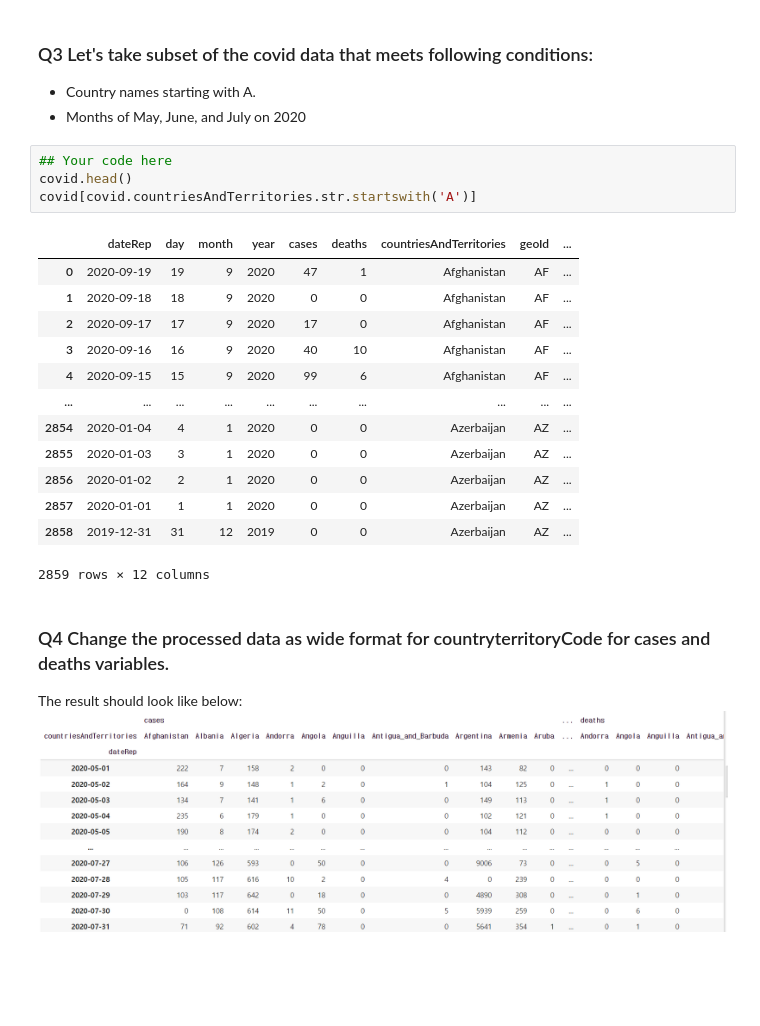
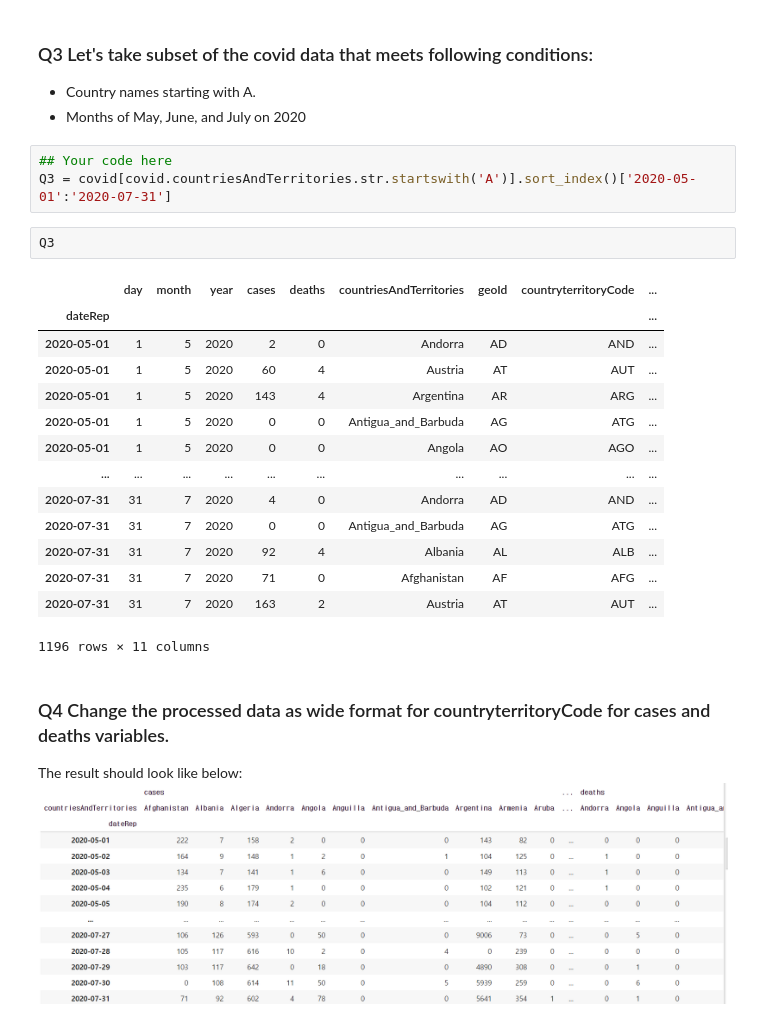
Before and after one commit to Lee-geonwu/class_ai4ml, a Jupyter notebook: week7/Midterm_ai4ml.ipynb, the cells around one changed output. Saved outputs shown, nothing was run; the diff lists cells and outputs as text; blank space fills up the shorter version.

```diff
--- a/week7/Midterm_ai4ml.ipynb
+++ b/week7/Midterm_ai4ml.ipynb
@@ -83,22 +69,24 @@ Your answer here:
  - Months of May, June, and July on 2020
 # %%
 ## Your code here
-covid.head()
-covid[covid.countriesAndTerritories.str.startswith('A')]
+Q3 = covid[covid.countriesAndTerritories.str.startswith('A')].sort_index()['2020-05-01':'2020-07-31']
-# %% [output]
-|  | dateRep | day | month | year | cases | deaths | countriesAndTerritories | geoId | ... |
-| 0 | 2020-09-19 | 19 | 9 | 2020 | 47 | 1 | Afghanistan | AF | ... |
-| 1 | 2020-09-18 | 18 | 9 | 2020 | 0 | 0 | Afghanistan | AF | ... |
-| 2 | 2020-09-17 | 17 | 9 | 2020 | 17 | 0 | Afghanistan | AF | ... |
-| 3 | 2020-09-16 | 16 | 9 | 2020 | 40 | 10 | Afghanistan | AF | ... |
-| 4 | 2020-09-15 | 15 | 9 | 2020 | 99 | 6 | Afghanistan | AF | ... |
-| ... | ... | ... | ... | ... | ... | ... | ... | ... | ... |
-| 2854 | 2020-01-04 | 4 | 1 | 2020 | 0 | 0 | Azerbaijan | AZ | ... |
-| 2855 | 2020-01-03 | 3 | 1 | 2020 | 0 | 0 | Azerbaijan | AZ | ... |
-| 2856 | 2020-01-02 | 2 | 1 | 2020 | 0 | 0 | Azerbaijan | AZ | ... |
-| 2857 | 2020-01-01 | 1 | 1 | 2020 | 0 | 0 | Azerbaijan | AZ | ... |
-| 2858 | 2019-12-31 | 31 | 12 | 2019 | 0 | 0 | Azerbaijan | AZ | ... |
-2859 rows × 12 columns
+# %%
+Q3
+# %% [output]
+|  | day | month | year | cases | deaths | countriesAndTerritories | geoId | countryterritoryCode | ... |
+| dateRep |  |  |  |  |  |  |  |  | ... |
+| 2020-05-01 | 1 | 5 | 2020 | 2 | 0 | Andorra | AD | AND | ... |
+| 2020-05-01 | 1 | 5 | 2020 | 60 | 4 | Austria | AT | AUT | ... |
+| 2020-05-01 | 1 | 5 | 2020 | 143 | 4 | Argentina | AR | ARG | ... |
+| 2020-05-01 | 1 | 5 | 2020 | 0 | 0 | Antigua_and_Barbuda | AG | ATG | ... |
+| 2020-05-01 | 1 | 5 | 2020 | 0 | 0 | Angola | AO | AGO | ... |
+| ... | ... | ... | ... | ... | ... | ... | ... | ... | ... |
+| 2020-07-31 | 31 | 7 | 2020 | 4 | 0 | Andorra | AD | AND | ... |
+| 2020-07-31 | 31 | 7 | 2020 | 0 | 0 | Antigua_and_Barbuda | AG | ATG | ... |
+| 2020-07-31 | 31 | 7 | 2020 | 92 | 4 | Albania | AL | ALB | ... |
+| 2020-07-31 | 31 | 7 | 2020 | 71 | 0 | Afghanistan | AF | AFG | ... |
+| 2020-07-31 | 31 | 7 | 2020 | 163 | 2 | Austria | AT | AUT | ... |
+1196 rows × 11 columns
 # %% [markdown]
 ### Q4 Change the processed data as wide format for countryterritoryCode for cases and deaths variables.
 
```
Also changed, not shown: parts of 12 cells of this notebook.
